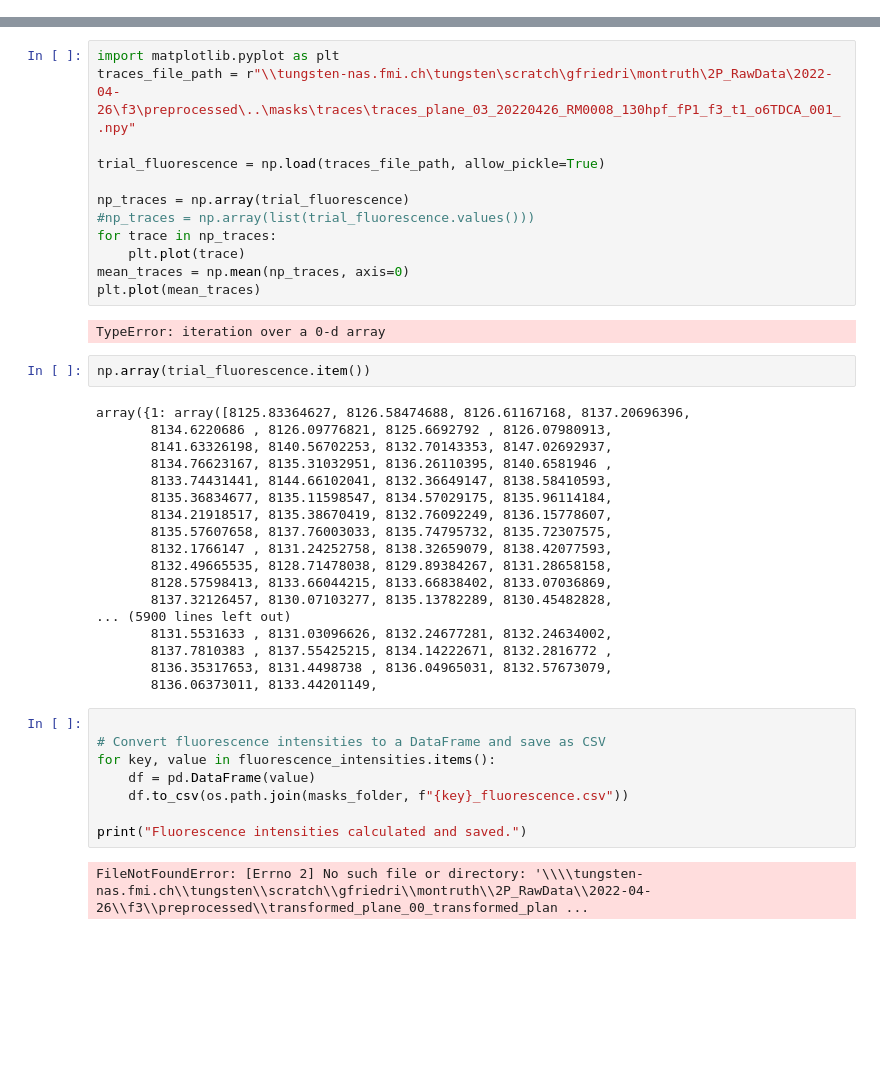
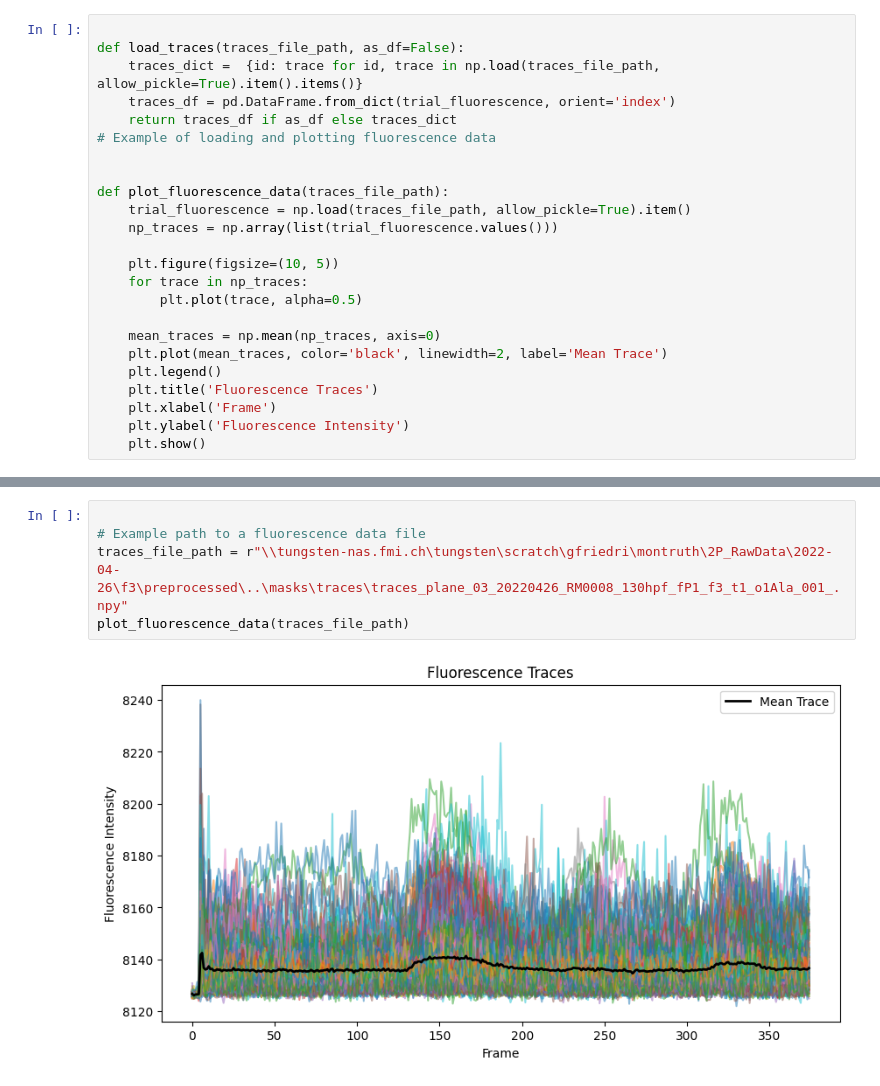
Before and after one commit to ruth3004/samplePy, a Jupyter notebook: notebooks/03_extraction_lm_traces.ipynb, the cells around one changed output, grey strips where cells are left out. Cells and saved outputs as stored; diff of their text form; blank space fills up the shorter version.

Commit message:
updated extraction lm traces notebook

```diff
--- a/notebooks/03_extraction_lm_traces.ipynb
+++ b/notebooks/03_extraction_lm_traces.ipynb
@@ -1 +8,25 @@
+# %%
+
+def load_traces(traces_file_path, as_df=False):
+    traces_dict =  {id: trace for id, trace in np.load(traces_file_path, allow_pickle=True).item().items()}
+    traces_df = pd.DataFrame.from_dict(trial_fluorescence, orient='index')
+    return traces_df if as_df else traces_dict
+# Example of loading and plotting fluorescence data
+
+
+def plot_fluorescence_data(traces_file_path):
+    trial_fluorescence = np.load(traces_file_path, allow_pickle=True).item()
+    np_traces = np.array(list(trial_fluorescence.values()))
+
+    plt.figure(figsize=(10, 5))
+    for trace in np_traces:
+        plt.plot(trace, alpha=0.5)
+
+    mean_traces = np.mean(np_traces, axis=0)
+    plt.plot(mean_traces, color='black', linewidth=2, label='Mean Trace')
+    plt.legend()
+    plt.title('Fluorescence Traces')
+    plt.xlabel('Frame')
+    plt.ylabel('Fluorescence Intensity')
+    plt.show()
 # %%
@@ -193,44 +100,7 @@ Fluorescence intensities calculated and saved.
 # %%
-import matplotlib.pyplot as plt
-traces_file_path = r"\\tungsten-nas.fmi.ch\tungsten\scratch\gfriedri\montruth\2P_RawData\2022-04-26\f3\preprocessed\..\masks\traces\traces_plane_03_20220426_RM0008_130hpf_fP1_f3_t1_o6TDCA_001_.npy"
 
-trial_fluorescence = np.load(traces_file_path, allow_pickle=True)
-
-np_traces = np.array(trial_fluorescence)
-#np_traces = np.array(list(trial_fluorescence.values()))
-for trace in np_traces:
-    plt.plot(trace)
-mean_traces = np.mean(np_traces, axis=0)
-plt.plot(mean_traces)
+# Example path to a fluorescence data file
+traces_file_path = r"\\tungsten-nas.fmi.ch\tungsten\scratch\gfriedri\montruth\2P_RawData\2022-04-26\f3\preprocessed\..\masks\traces\traces_plane_03_20220426_RM0008_130hpf_fP1_f3_t1_o1Ala_001_.npy"
+plot_fluorescence_data(traces_file_path)
 # %% [output]
-TypeError: iteration over a 0-d array
+[figure, added]
-# %%
-np.array(trial_fluorescence.item())
-# %% [output]
-array({1: array([8125.83364627, 8126.58474688, 8126.61167168, 8137.20696396,
-       8134.6220686 , 8126.09776821, 8125.6692792 , 8126.07980913,
-       8141.63326198, 8140.56702253, 8132.70143353, 8147.02692937,
-       8134.76623167, 8135.31032951, 8136.26110395, 8140.6581946 ,
-       8133.74431441, 8144.66102041, 8132.36649147, 8138.58410593,
-       8135.36834677, 8135.11598547, 8134.57029175, 8135.96114184,
-       8134.21918517, 8135.38670419, 8132.76092249, 8136.15778607,
-       8135.57607658, 8137.76003033, 8135.74795732, 8135.72307575,
-       8132.1766147 , 8131.24252758, 8138.32659079, 8138.42077593,
-       8132.49665535, 8128.71478038, 8129.89384267, 8131.28658158,
-       8128.57598413, 8133.66044215, 8133.66838402, 8133.07036869,
-       8137.32126457, 8130.07103277, 8135.13782289, 8130.45482828,
-... (5900 lines left out)
-       8131.5531633 , 8131.03096626, 8132.24677281, 8132.24634002,
-       8137.7810383 , 8137.55425215, 8134.14222671, 8132.2816772 ,
-       8136.35317653, 8131.4498738 , 8136.04965031, 8132.57673079,
-       8136.06373011, 8133.44201149,
-# %%
-
-# Convert fluorescence intensities to a DataFrame and save as CSV
-for key, value in fluorescence_intensities.items():
-    df = pd.DataFrame(value)
-    df.to_csv(os.path.join(masks_folder, f"{key}_fluorescence.csv"))
-
-print("Fluorescence intensities calculated and saved.")
-# %% [output]
-FileNotFoundError: [Errno 2] No such file or directory: '\\\\tungsten-nas.fmi.ch\\tungsten\\scratch\\gfriedri\\montruth\\2P_RawData\\2022-04-26\\f3\\preprocessed\\transformed_plane_00_transformed_plan ...
```
Also changed, not shown: parts of 6 cells of this notebook, 1 other file.
